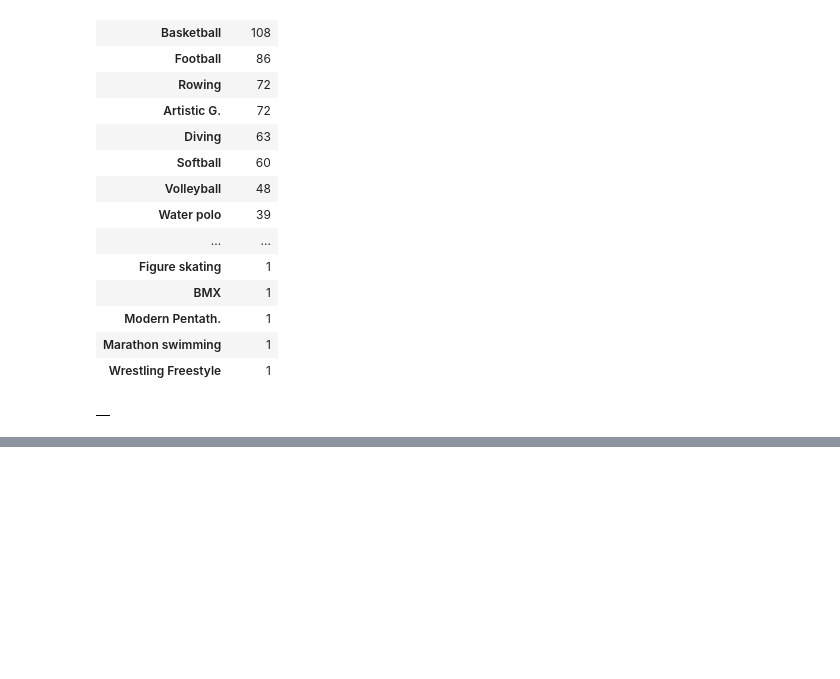
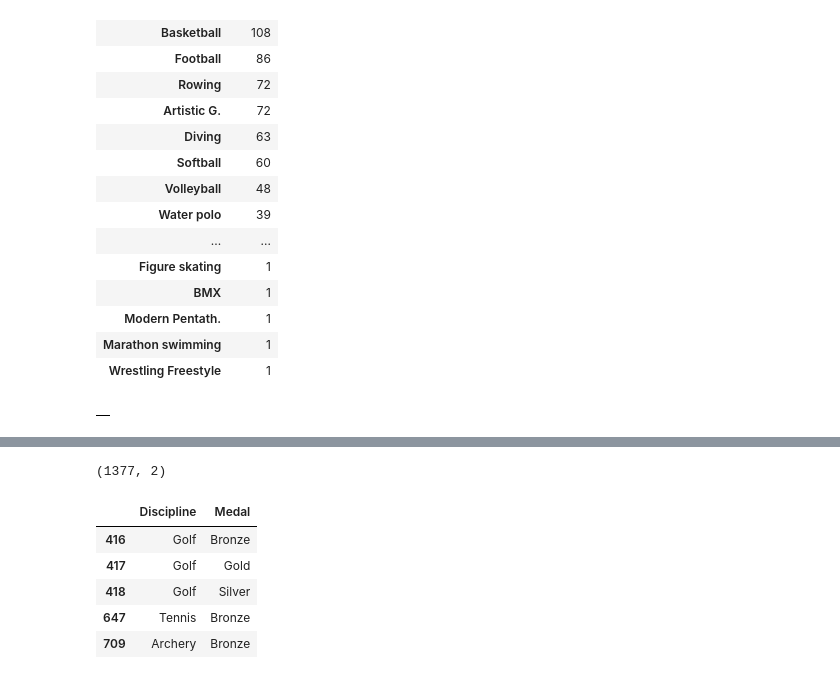
Before and after one commit to mcerow/summer_olympics, a Jupyter notebook: Summer_Olympics.ipynb, the cells around one changed output, grey strips where cells are left out. Saved outputs shown, nothing was run; the diff lists cells and outputs as text; code cells hidden in the pictures; blank space fills up the shorter version.

```diff
--- a/Summer_Olympics.ipynb
+++ b/Summer_Olympics.ipynb
@@ -325,0 +327,14 @@ medal_count_comparison.head()
+# %%
+women_medal_count_comp = us_data[['Discipline', 'Medal', 'Gender']]
+women_medal_count_comp = women_medal_count_comp[women_medal_count_comp['Gender'] == 'Women']
+women_medal_count_comp.drop(columns=['Gender'], inplace=True)
+print(women_medal_count_comp.shape)
+women_medal_count_comp.head()
+# %% [output]
+(1377, 2)
+|  | Discipline | Medal |
+| 416 | Golf | Bronze |
+| 417 | Golf | Gold |
+| 418 | Golf | Silver |
+| 647 | Tennis | Bronze |
+| 709 | Archery | Bronze |
```
Also changed, not shown: parts of 2 cells of this notebook.
